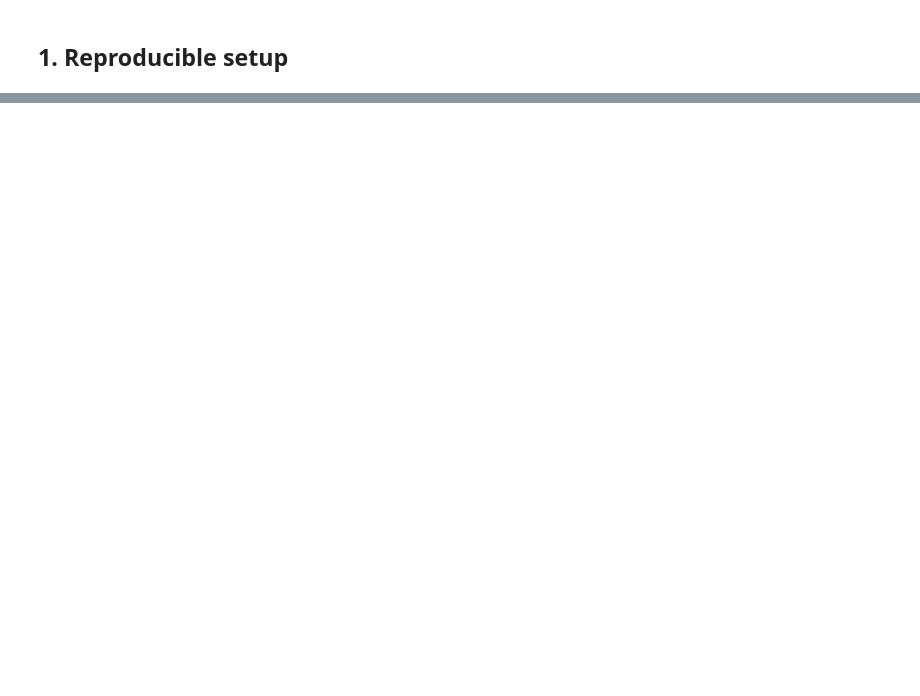
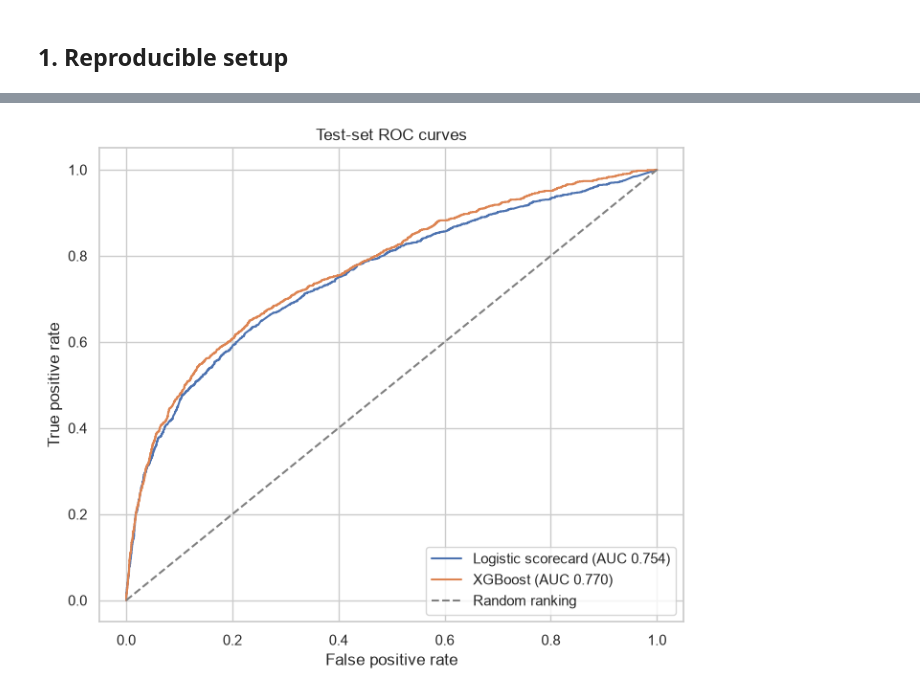
Before and after one commit to stayintack/code, a Jupyter notebook: notebooks/credit_default_risk.ipynb, the cells around one changed output, grey strips where cells are left out. Saved outputs shown, nothing was run; the diff lists cells and outputs as text; code cells hidden in the pictures; blank space fills up the shorter version.

Commit message:
Execute reviewed scorecard notebook with results

```diff
--- a/notebooks/credit_default_risk.ipynb
+++ b/notebooks/credit_default_risk.ipynb
@@ -189,0 +485,99 @@ A stricter PD cut-off generally reduces approvals and observed bad rate while le
+# %%
+X_test_woe = encoder.transform(X_test)[selected_features]
+test_probabilities = {
+    "Logistic scorecard": scorecard_model.predict_proba(X_test_woe)[:, 1],
+    "XGBoost": xgb_pipeline.predict_proba(X_test)[:, 1],
+}
+test_metrics = pd.DataFrame(
+    [
+        {
+            "model": model_name,
+            "test ROC AUC": roc_auc_score(y_test, probability),
+            "test KS": ks_statistic(y_test, probability),
+        }
+        for model_name, probability in test_probabilities.items()
+    ]
+)
+display(test_metrics.style.format({"test ROC AUC": "{:.4f}", "test KS": "{:.4f}"}))
+
+fig, ax = plt.subplots(figsize=(7, 6))
+for model_name, probability in test_probabilities.items():
+    fpr, tpr, _ = roc_curve(y_test, probability)
+    auc = roc_auc_score(y_test, probability)
+    ax.plot(fpr, tpr, label=f"{model_name} (AUC {auc:.3f})")
+ax.plot([0, 1], [0, 1], linestyle="--", color="grey", label="Random ranking")
+ax.set(title="Test-set ROC curves", xlabel="False positive rate", ylabel="True positive rate")
+ax.legend(loc="lower right")
+plt.tight_layout()
+plt.show()
+
+confusion_rows = []
+for model_name, probability in test_probabilities.items():
+    tn, fp, fn, tp = confusion_matrix(y_test, probability >= 0.50, labels=[0, 1]).ravel()
+    confusion_rows.append({
+        "model": model_name,
+        "true negatives": tn,
+        "false positives": fp,
+        "false negatives": fn,
+        "true positives": tp,
+    })
+display(pd.DataFrame(confusion_rows).set_index("model"))
+
+fig, axes = plt.subplots(1, 2, figsize=(11, 4))
+for axis, (model_name, probability) in zip(axes, test_probabilities.items(), strict=True):
+    ConfusionMatrixDisplay.from_predictions(
+        y_test,
+        (probability >= 0.50).astype(int),
+        labels=[0, 1],
+        display_labels=["Paid", "Default"],
+        cmap="Blues",
+        colorbar=False,
+        ax=axis,
+    )
+    axis.set_title(f"{model_name}\nPD cut-off = 0.50")
+plt.tight_layout()
+plt.show()
+
+logistic_test_policy = approval_policy_table(
+    y_test, test_probabilities["Logistic scorecard"], [chosen_threshold]
+)
+print("Validation-selected logistic policy evaluated on test:")
+display(logistic_test_policy.style.format({
+    "PD approval threshold": "{:.3f}",
+    "approval rate": "{:.1%}",
+    "bad rate among approved": "{:.1%}",
+    "share of all defaults approved": "{:.1%}",
+}))
+
+threshold_sensitivity = approval_policy_table(
+    y_test,
+    test_probabilities["Logistic scorecard"],
+    [0.10, 0.15, 0.20, 0.25, 0.30, 0.35, 0.40, 0.45, 0.50],
+)
+display(threshold_sensitivity.style.format({
+    "PD approval threshold": "{:.2f}",
+    "approval rate": "{:.1%}",
+    "bad rate among approved": "{:.1%}",
+    "share of all defaults approved": "{:.1%}",
+    "approved accounts": "{:,.0f}",
+}))
+
+fig, ax = plt.subplots(figsize=(8, 5))
+ax.plot(
+    threshold_sensitivity["approval rate"],
+    threshold_sensitivity["bad rate among approved"],
+    marker="o",
+    color="#4C78A8",
+)
+for row in threshold_sensitivity.itertuples(index=False):
+    ax.annotate(f"{row[0]:.2f}", (row[1], row[2]), xytext=(4, 4), textcoords="offset points")
+ax.set(
+    title="Approval coverage vs observed bad rate (test set)",
+    xlabel="Approval rate",
+    ylabel="Default rate among approved accounts",
+)
+ax.xaxis.set_major_formatter(plt.FuncFormatter(lambda value, _: f"{value:.0%}"))
+ax.yaxis.set_major_formatter(plt.FuncFormatter(lambda value, _: f"{value:.0%}"))
+plt.tight_layout()
+plt.show()
+# %% [output]
@@ -189,0 +587 @@ A stricter PD cut-off generally reduces approvals and observed bad rate while le
+[figure, added]
```
Also changed, not shown: parts of 44 cells of this notebook.
